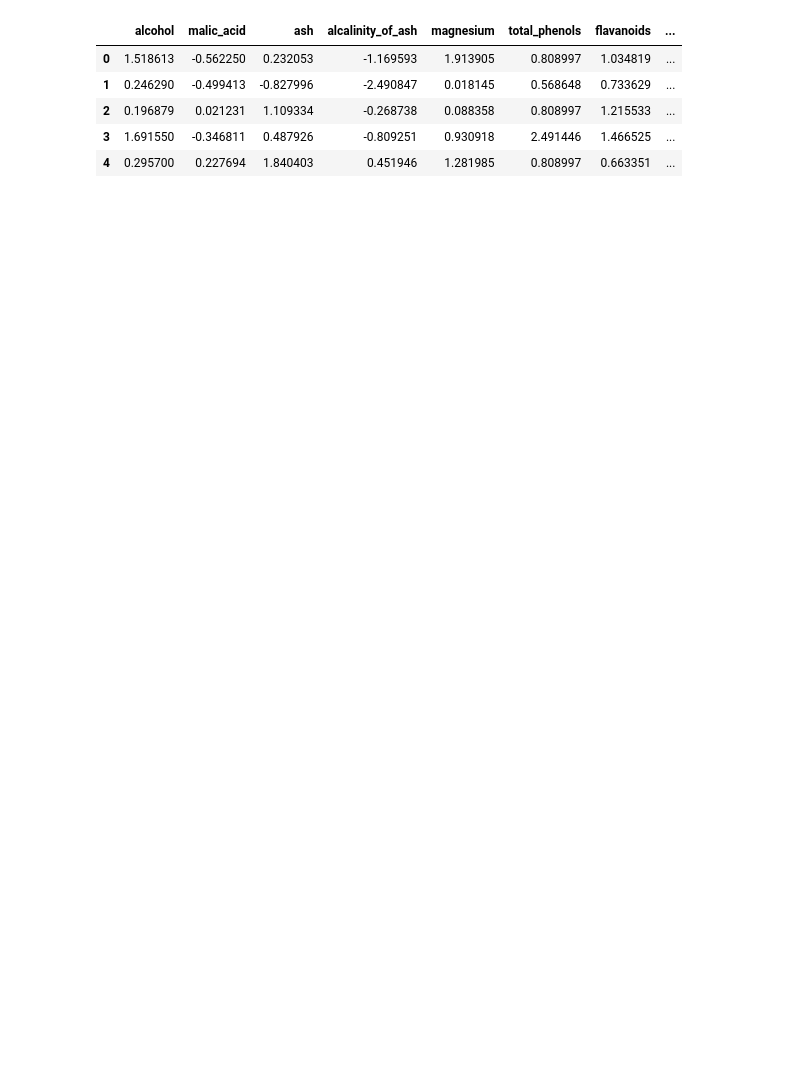
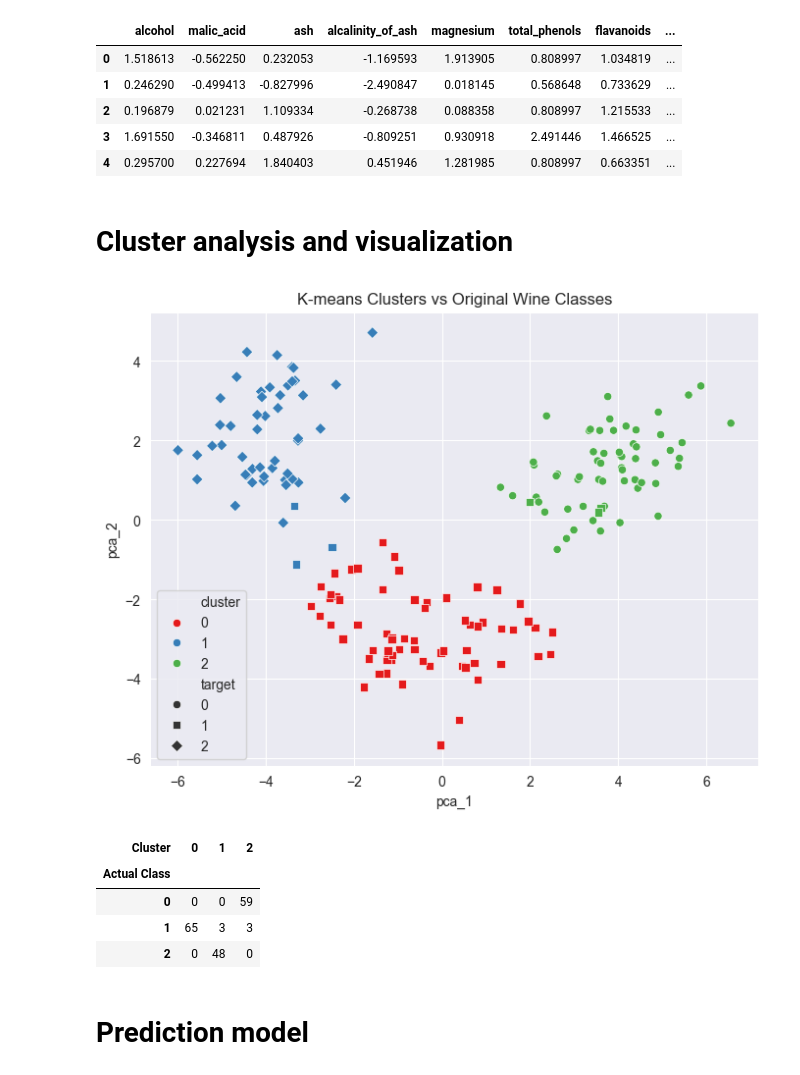
Before and after one commit to MrSolymi/FIRCC-beugro, a Jupyter notebook: project.ipynb, the cells around one changed output. Saved outputs shown, nothing was run; the diff lists cells and outputs as text; code cells hidden in the pictures; blank space fills up the shorter version.

```diff
--- a/project.ipynb
+++ b/project.ipynb
@@ -199,5 +219,6 @@ for column in df.columns:
 # %%
 scaler = StandardScaler()
+df_clean.drop('target', axis=1, inplace=True)
 df_standardized = pd.DataFrame(scaler.fit_transform(df_clean), columns=df_clean.columns)
 
 df_standardized.head()
@@ -208,6 +229,36 @@ df_standardized.head()
 | 2 | 0.196879 | 0.021231 | 1.109334 | -0.268738 | 0.088358 | 0.808997 | 1.215533 | ... |
 | 3 | 1.691550 | -0.346811 | 0.487926 | -0.809251 | 0.930918 | 2.491446 | 1.466525 | ... |
 | 4 | 0.295700 | 0.227694 | 1.840403 | 0.451946 | 1.281985 | 0.808997 | 0.663351 | ... |
+# %% [markdown]
+#  Cluster analysis and visualization
 # %%
 kmeans = KMeans(n_clusters=3, random_state=42)
 clusters = kmeans.fit_predict(df_standardized)
+
+df_predict = df_standardized.copy()
+
+df_standardized['target'] = wine_data.target
+df_standardized['cluster'] = clusters
+
+#print(df_standardized.head())
+
+pca = PCA(n_components=2)
+df_pca = pca.fit_transform(df_standardized)
+df_standardized['pca_1'] = df_pca[:, 0]
+df_standardized['pca_2'] = df_pca[:, 1]
+
+plt.figure(figsize=(8, 6))
+sns.scatterplot(x='pca_1', y='pca_2', hue='cluster', data=df_standardized, palette='Set1', style='target', markers=['o', 's', 'D'])
+plt.title('K-means Clusters vs Original Wine Classes')
+plt.show()
+
+pd.crosstab(df_standardized['target'], df_standardized['cluster'], rownames=['Actual Class'], colnames=['Cluster'])
+# %% [output]
+[figure, added]
+| Cluster | 0 | 1 | 2 |
+| Actual Class |  |  |  |
+| 0 | 0 | 0 | 59 |
+| 1 | 65 | 3 | 3 |
+| 2 | 0 | 48 | 0 |
+# %% [markdown]
+ # Prediction model
```
Also changed, not shown: parts of 9 cells of this notebook.
